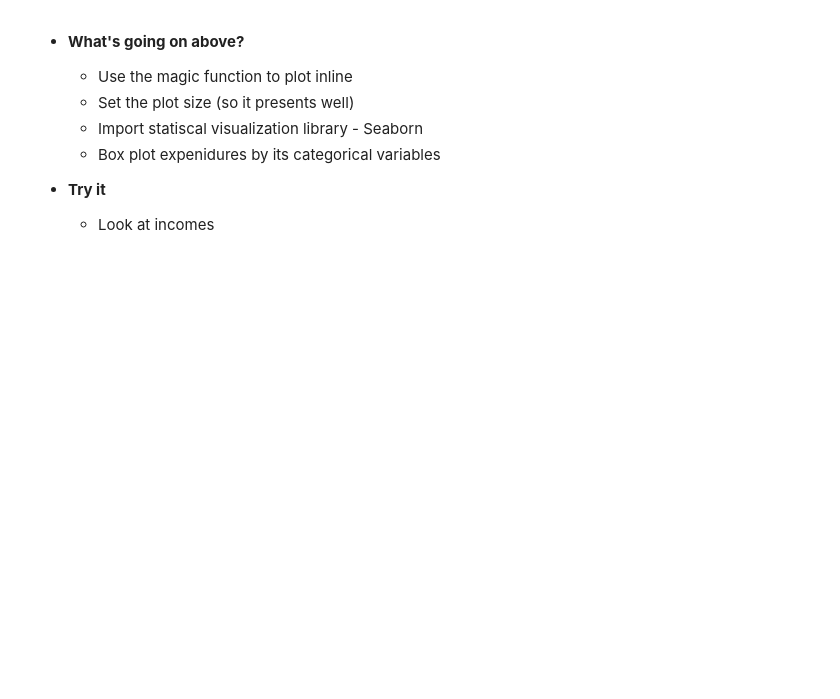
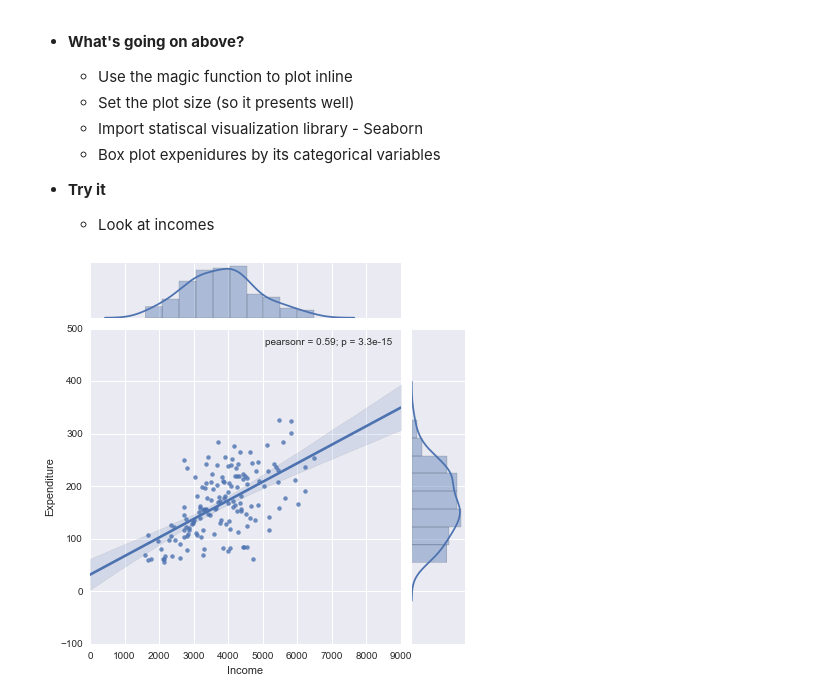
Before and after one commit to dreyco676/cc7_jupyter_nb, a Jupyter notebook: Presentation.ipynb, the cells around one changed output. Saved outputs shown, nothing was run; the diff lists cells and outputs as text; code cells hidden in the pictures; blank space fills up the shorter version.

```diff
--- a/Presentation.ipynb
+++ b/Presentation.ipynb
@@ -152,0 +144,4 @@ ax = sns.interactplot(x1='Income', y='Expenditure', data=df)
+# %%
+ax = sns.jointplot(x="Income", y="Expenditure", data=df, kind="reg")
+# %% [output]
+[figure, added]
```
Also changed, not shown: parts of 7 cells of this notebook.
